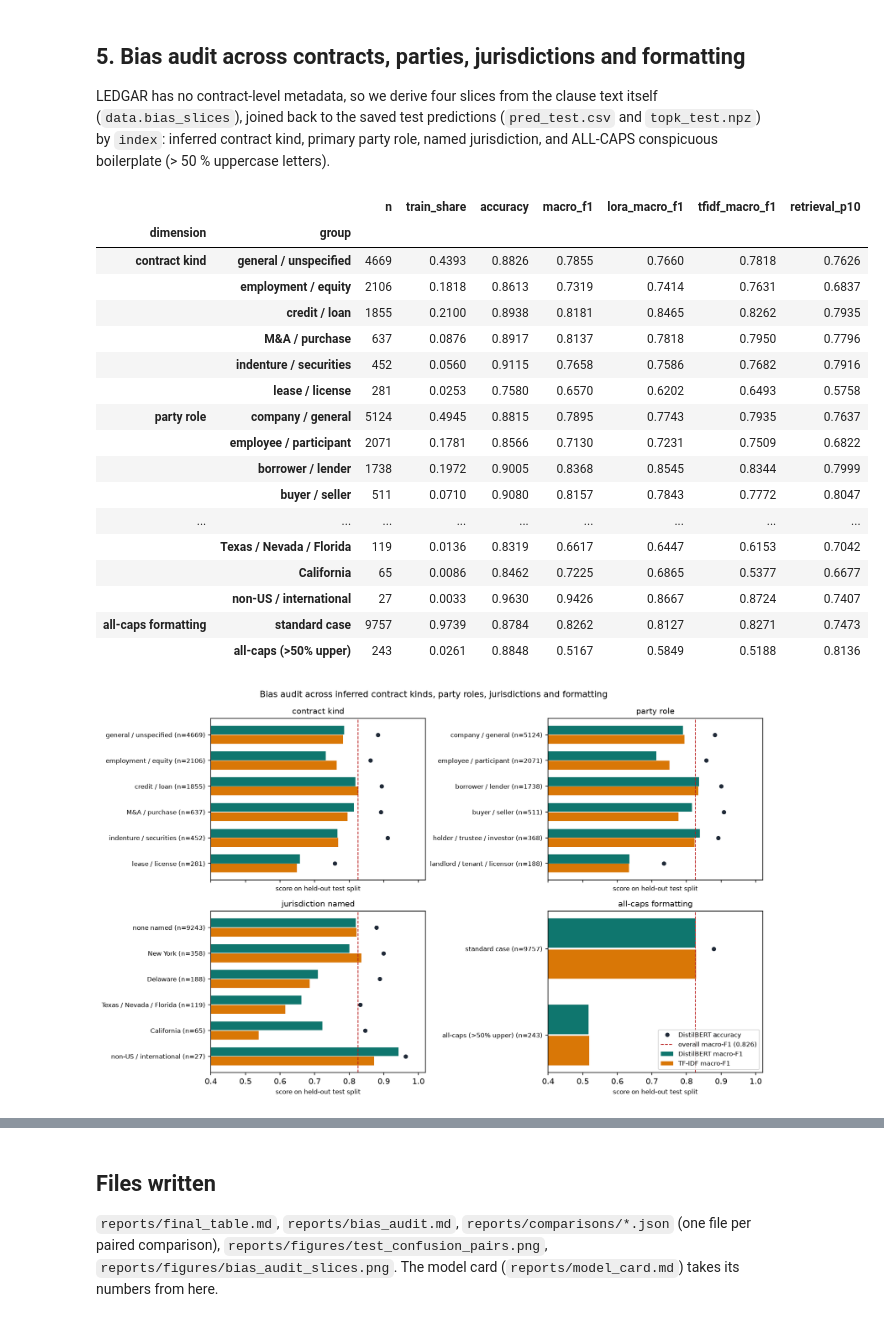
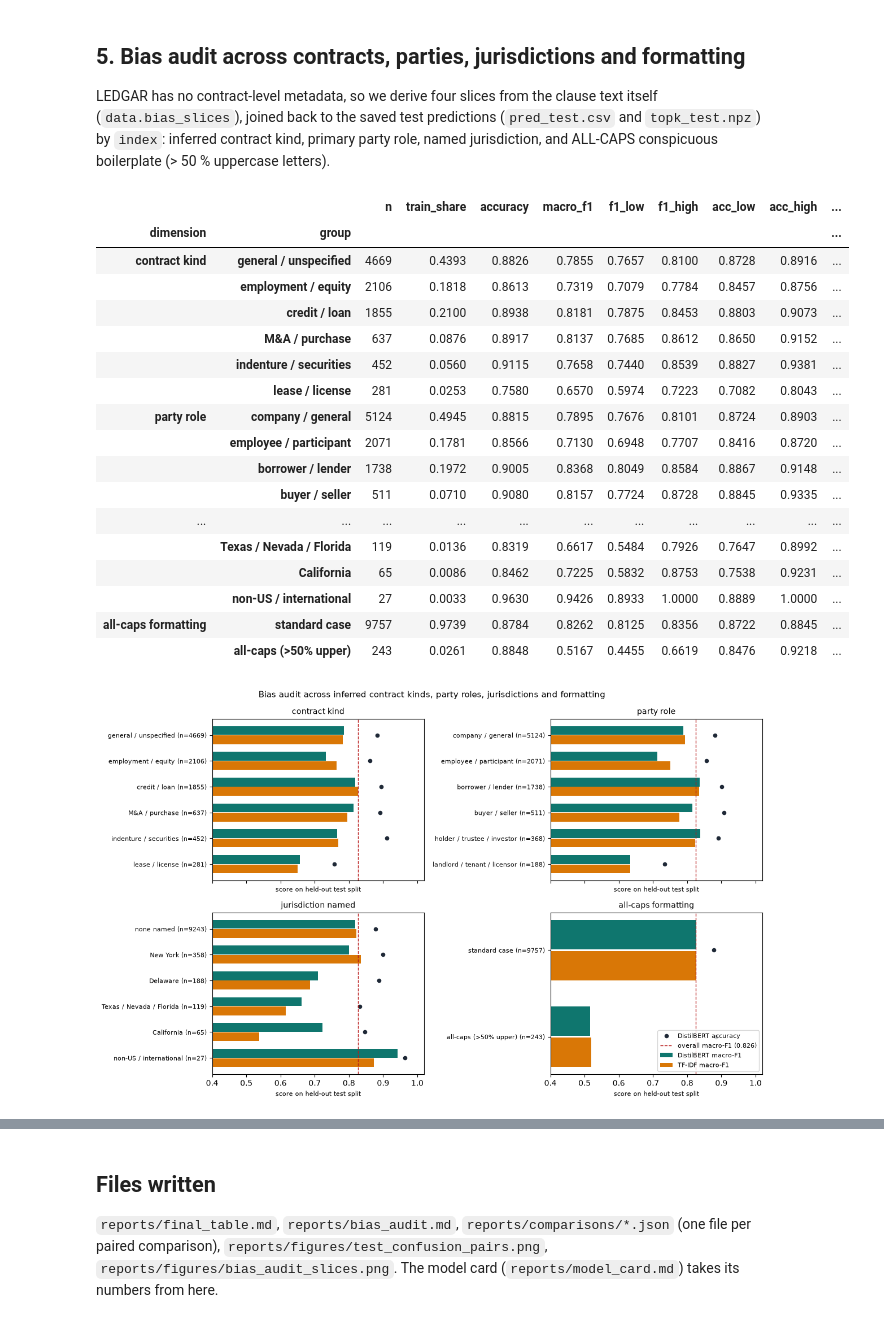
Before and after one commit to jbouniol/nlp-project, a Jupyter notebook: notebooks/06_evaluation.ipynb, the cells around one changed output, grey strips where cells are left out. Saved outputs shown, nothing was run; the diff lists cells and outputs as text; code cells hidden in the pictures.

Commit message:
feat(eval): add ECE calibration, temperature scaling, slice bootstrap CIs and multi-seed testing

```diff
--- a/notebooks/06_evaluation.ipynb
+++ b/notebooks/06_evaluation.ipynb
@@ -169,19 +195,40 @@ follow = stats.compare(
     seed=cfg.seed,
     n_classes=cfg.n_classes,
 )
+seeds_a10 = [f"bert_lr5e-5_ep10_seed{s}" for s in (0, 1, 2)]
+seeds_b10 = [f"lora_lr1e-3_ep10_seed{s}" for s in (0, 1, 2)]
+follow["multi_seed"] = {
+    "runs_a": seeds_a10,
+    "runs_b": seeds_b10,
+    **stats.compare_seeds(
+        y_test,
+        [test[r]["y_pred"] for r in seeds_a10],
+        [test[r]["y_pred"] for r in seeds_b10],
+        n_boot=cfg.n_boot,
+        seed=cfg.seed,
+        n_classes=cfg.n_classes,
+    ),
+}
 (REPORTS / "comparisons" / f"{A10}__vs__{B10}.json").write_text(
     json.dumps({"a": A10, "b": B10, **follow}, indent=2) + "\n"
 )
 bs, mc, t = follow["bootstrap"], follow["mcnemar"], follow["contingency"]
+ms10 = follow["multi_seed"]
 CANDIDATE = B10 if (bs["low"] <= 0 <= bs["high"]) and mc["p"] >= 0.05 else A10
 f1, acc = follow["macro_f1"], follow["accuracy"]
 print(
-    f"macro-F1: full {f1[0]:.4f} | LoRA {f1[1]:.4f} | difference {bs['diff']:+.4f}, "
+    f"seed 0 macro-F1: full {f1[0]:.4f} | LoRA {f1[1]:.4f} | difference {bs['diff']:+.4f}, "
     f"95 % interval [{bs['low']:+.4f}, {bs['high']:+.4f}]"
 )
 print(
-    f"accuracy: full {acc[0]:.4f} | LoRA {acc[1]:.4f} | b = {t['only_a']}, "
+    f"seed 0 accuracy: full {acc[0]:.4f} | LoRA {acc[1]:.4f} | b = {t['only_a']}, "
     f"c = {t['only_b']}, McNemar chi2 {mc['chi2']:.2f}, p = {mc['p']:.4g}"
 )
+print(
+    f"3-seed mean macro-F1: full {ms10['macro_f1_mean'][0]:.4f} ± {ms10['macro_f1_std'][0]:.4f} | "
+    f"LoRA {ms10['macro_f1_mean'][1]:.4f} ± {ms10['macro_f1_std'][1]:.4f} | "
+    f"diff {ms10['bootstrap']['diff']:+.4f} [{ms10['bootstrap']['low']:+.4f}, {ms10['bootstrap']['high']:+.4f}] | "
+    f"per-seed McNemar p = {[round(s['mcnemar']['p'], 5) for s in ms10['per_seed']]}"
+)
 print("production candidate:", CANDIDATE)
 # %% [output]
@@ -349,51 +416,53 @@ if topk_path.exists():
     y_bank = np.asarray(full["train"]["label"])
     p10_test = (y_bank[pos_test] == y_test[:, None])[:, :10].mean(axis=1)
 
 audit_frames = {}
 for dim, g_test in test_slices.items():
     g_train = train_slices[dim]
-    df = metrics.f1_by_group(y_test, pred, g_test, cfg.n_classes).set_index("group")
+    df = metrics.f1_by_group(
+        y_test, pred, g_test, cfg.n_classes, n_boot=cfg.n_boot, seed=cfg.seed
+    ).set_index("group")
     df.insert(1, "train_share", [float(np.mean(g_train == k)) for k in df.index])
     if B10 in test:
         df["lora_macro_f1"] = metrics.f1_by_group(
             y_test, test[B10]["y_pred"], g_test, cfg.n_classes
         ).set_index("group")["macro_f1"]
     if "tfidf" in test:
         df["tfidf_macro_f1"] = metrics.f1_by_group(
             y_test, test["tfidf"]["y_pred"], g_test, cfg.n_classes
         ).set_index("group")["macro_f1"]
     if p10_test is not None:
         df["retrieval_p10"] = [float(p10_test[g_test == k].mean()) for k in df.index]
     audit_frames[dim] = df.sort_values("n", ascending=False)
 
 audit = pd.concat(audit_frames)
 audit.index.names = ["dimension", "group"]
 if not cfg.fast_run:
     (REPORTS / "bias_audit.md").write_text(runs.to_markdown(audit.reset_index()))
 fig = plots.plot_bias_slices(
     audit,
     overall_f1=metrics.macro_f1_score(y_test, pred, cfg.n_classes),
     path=None if cfg.fast_run else REPORTS / "figures" / "bias_audit_slices.png",
 )
 audit.round(4)
 # %% [output]
-|  |  | n | train_share | accuracy | macro_f1 | lora_macro_f1 | tfidf_macro_f1 | retrieval_p10 |
-| dimension | group |  |  |  |  |  |  |  |
-| contract kind | general / unspecified | 4669 | 0.4393 | 0.8826 | 0.7855 | 0.7660 | 0.7818 | 0.7626 |
-|  | employment / equity | 2106 | 0.1818 | 0.8613 | 0.7319 | 0.7414 | 0.7631 | 0.6837 |
-|  | credit / loan | 1855 | 0.2100 | 0.8938 | 0.8181 | 0.8465 | 0.8262 | 0.7935 |
-|  | M&A / purchase | 637 | 0.0876 | 0.8917 | 0.8137 | 0.7818 | 0.7950 | 0.7796 |
-|  | indenture / securities | 452 | 0.0560 | 0.9115 | 0.7658 | 0.7586 | 0.7682 | 0.7916 |
-|  | lease / license | 281 | 0.0253 | 0.7580 | 0.6570 | 0.6202 | 0.6493 | 0.5758 |
-| party role | company / general | 5124 | 0.4945 | 0.8815 | 0.7895 | 0.7743 | 0.7935 | 0.7637 |
-|  | employee / participant | 2071 | 0.1781 | 0.8566 | 0.7130 | 0.7231 | 0.7509 | 0.6822 |
-|  | borrower / lender | 1738 | 0.1972 | 0.9005 | 0.8368 | 0.8545 | 0.8344 | 0.7999 |
-|  | buyer / seller | 511 | 0.0710 | 0.9080 | 0.8157 | 0.7843 | 0.7772 | 0.8047 |
-| ... | ... | ... | ... | ... | ... | ... | ... | ... |
-|  | Texas / Nevada / Florida | 119 | 0.0136 | 0.8319 | 0.6617 | 0.6447 | 0.6153 | 0.7042 |
-|  | California | 65 | 0.0086 | 0.8462 | 0.7225 | 0.6865 | 0.5377 | 0.6677 |
-|  | non-US / international | 27 | 0.0033 | 0.9630 | 0.9426 | 0.8667 | 0.8724 | 0.7407 |
-| all-caps formatting | standard case | 9757 | 0.9739 | 0.8784 | 0.8262 | 0.8127 | 0.8271 | 0.7473 |
-|  | all-caps (>50% upper) | 243 | 0.0261 | 0.8848 | 0.5167 | 0.5849 | 0.5188 | 0.8136 |
+|  |  | n | train_share | accuracy | macro_f1 | f1_low | f1_high | acc_low | acc_high | ... |
+| dimension | group |  |  |  |  |  |  |  |  | ... |
+| contract kind | general / unspecified | 4669 | 0.4393 | 0.8826 | 0.7855 | 0.7657 | 0.8100 | 0.8728 | 0.8916 | ... |
+|  | employment / equity | 2106 | 0.1818 | 0.8613 | 0.7319 | 0.7079 | 0.7784 | 0.8457 | 0.8756 | ... |
+|  | credit / loan | 1855 | 0.2100 | 0.8938 | 0.8181 | 0.7875 | 0.8453 | 0.8803 | 0.9073 | ... |
+|  | M&A / purchase | 637 | 0.0876 | 0.8917 | 0.8137 | 0.7685 | 0.8612 | 0.8650 | 0.9152 | ... |
+|  | indenture / securities | 452 | 0.0560 | 0.9115 | 0.7658 | 0.7440 | 0.8539 | 0.8827 | 0.9381 | ... |
+|  | lease / license | 281 | 0.0253 | 0.7580 | 0.6570 | 0.5974 | 0.7223 | 0.7082 | 0.8043 | ... |
+| party role | company / general | 5124 | 0.4945 | 0.8815 | 0.7895 | 0.7676 | 0.8101 | 0.8724 | 0.8903 | ... |
+|  | employee / participant | 2071 | 0.1781 | 0.8566 | 0.7130 | 0.6948 | 0.7707 | 0.8416 | 0.8720 | ... |
+|  | borrower / lender | 1738 | 0.1972 | 0.9005 | 0.8368 | 0.8049 | 0.8584 | 0.8867 | 0.9148 | ... |
+|  | buyer / seller | 511 | 0.0710 | 0.9080 | 0.8157 | 0.7724 | 0.8728 | 0.8845 | 0.9335 | ... |
+| ... | ... | ... | ... | ... | ... | ... | ... | ... | ... | ... |
+|  | Texas / Nevada / Florida | 119 | 0.0136 | 0.8319 | 0.6617 | 0.5484 | 0.7926 | 0.7647 | 0.8992 | ... |
+|  | California | 65 | 0.0086 | 0.8462 | 0.7225 | 0.5832 | 0.8753 | 0.7538 | 0.9231 | ... |
+|  | non-US / international | 27 | 0.0033 | 0.9630 | 0.9426 | 0.8933 | 1.0000 | 0.8889 | 1.0000 | ... |
+| all-caps formatting | standard case | 9757 | 0.9739 | 0.8784 | 0.8262 | 0.8125 | 0.8356 | 0.8722 | 0.8845 | ... |
+|  | all-caps (>50% upper) | 243 | 0.0261 | 0.8848 | 0.5167 | 0.4455 | 0.6619 | 0.8476 | 0.9218 | ... |
 [figure]
 # %% [markdown]
```
Also changed, not shown: parts of 8 cells of this notebook, 12 other files.
